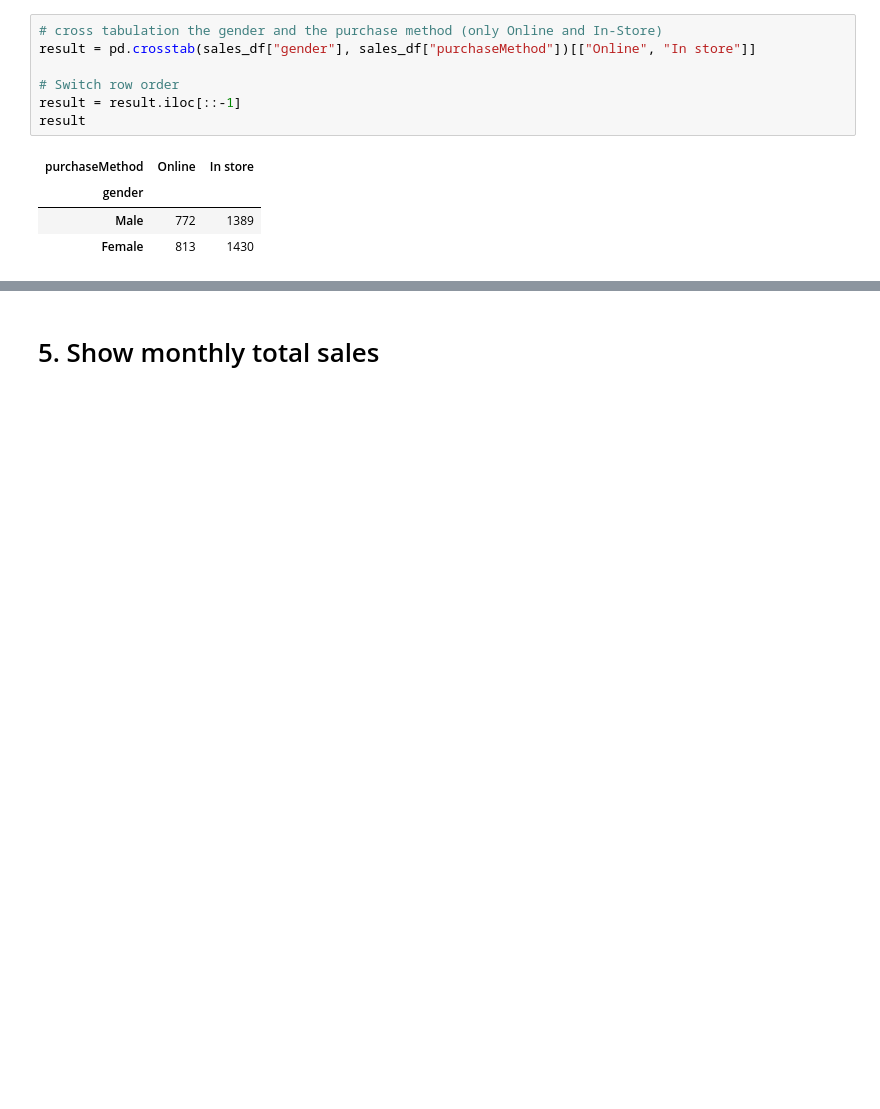
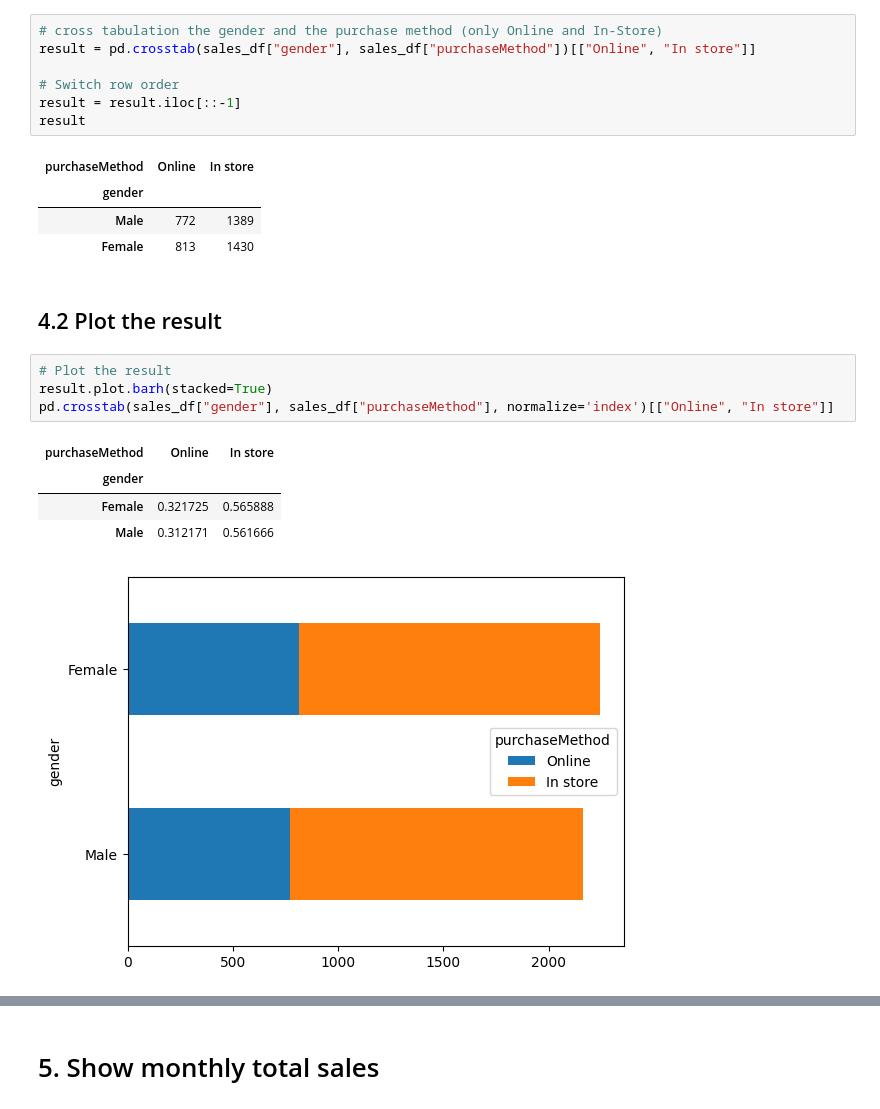
Before and after one commit to ThanaritKanjanametawatAU/CSX4205-Project3, a Jupyter notebook: Project3-Data-Analysis.ipynb, the cells around one changed output, grey strips where cells are left out. Drawn from its saved outputs; the diff is of its cells as text; blank space fills up the shorter version.

```diff
--- a/Project3-Data-Analysis.ipynb
+++ b/Project3-Data-Analysis.ipynb
@@ -427,3 +440,15 @@ result
 | gender |  |  |
 | Male | 772 | 1389 |
 | Female | 813 | 1430 |
+# %% [markdown]
+## 4.2 Plot the result
+# %%
+# Plot the result
+result.plot.barh(stacked=True)
+pd.crosstab(sales_df["gender"], sales_df["purchaseMethod"], normalize='index')[["Online", "In store"]]
+# %% [output]
+| purchaseMethod | Online | In store |
+| gender |  |  |
+| Female | 0.321725 | 0.565888 |
+| Male | 0.312171 | 0.561666 |
+[figure, added]
```
Also changed, not shown: parts of 13 cells of this notebook.
